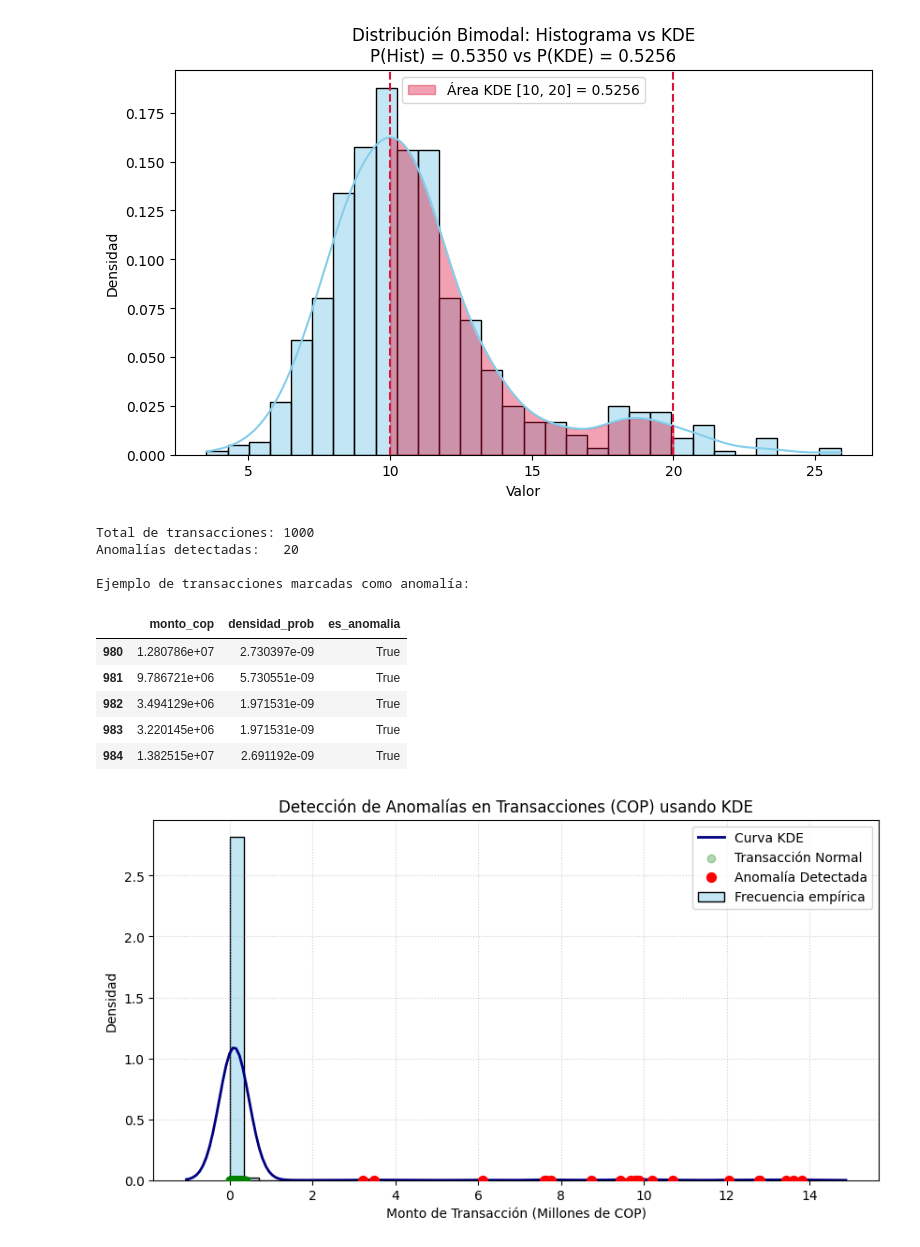
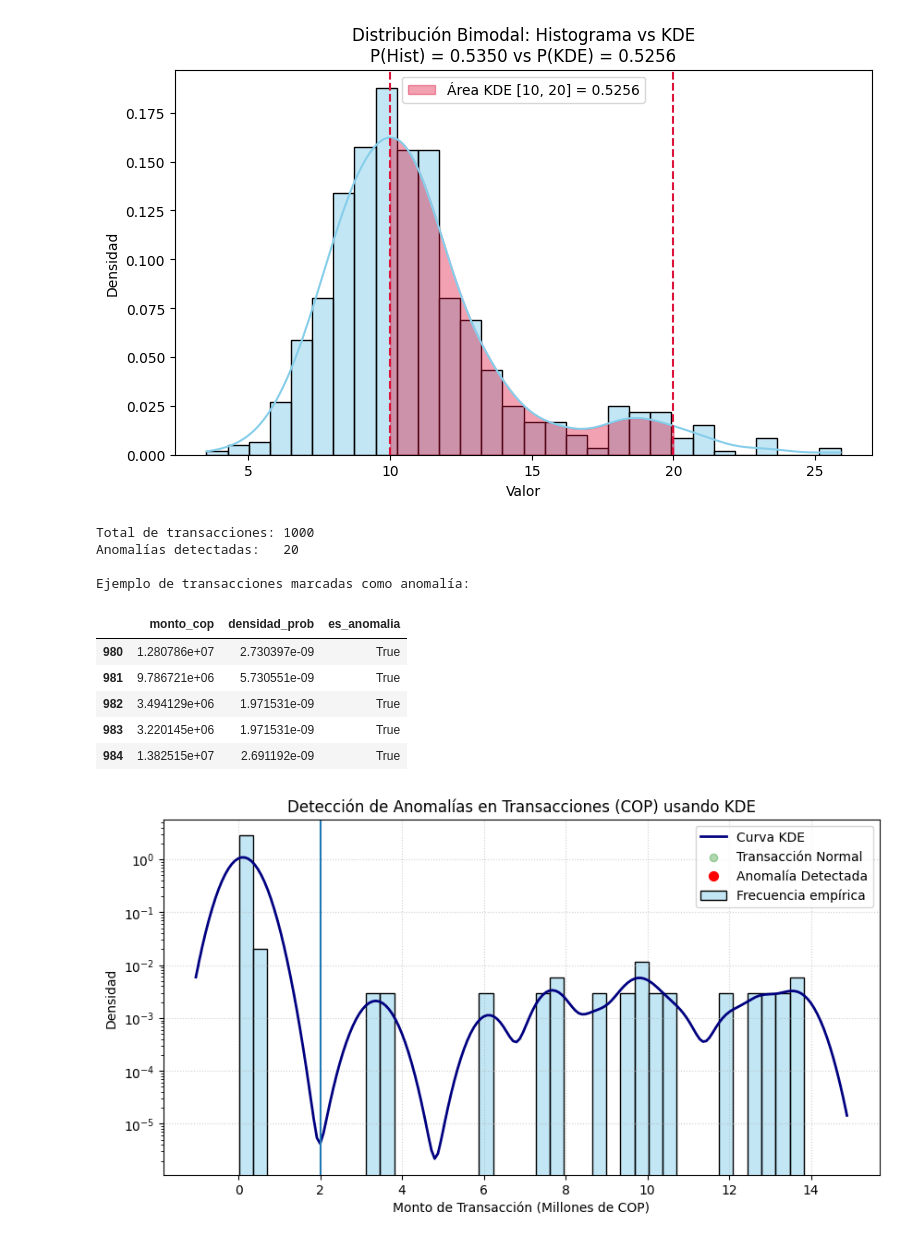
Before and after one commit to asegura4488/EDCO_IntroCienciaDatos, a Jupyter notebook: Semana3/ProbabilidadKDE.ipynb, the cells around one changed output. Cells and saved outputs as stored; diff of their text form; code cells hidden in the pictures.

```diff
--- a/Semana3/ProbabilidadKDE.ipynb
+++ b/Semana3/ProbabilidadKDE.ipynb
@@ -169,32 +169,34 @@ sns.histplot(df['monto_cop'] / 1e6, bins=40, stat="density", color="skyblue", al
 sns.kdeplot(df['monto_cop'] / 1e6, color="navy", lw=2, label="Curva KDE")
 
 # Graficar puntos normales vs anomalías
 anomalias_df = df[df['es_anomalia']]
 normales_df = df[~df['es_anomalia']]
 
 plt.scatter(normales_df['monto_cop'] / 1e6, np.zeros(len(normales_df)),
             color='green', alpha=0.3, label='Transacción Normal', zorder=3)
 plt.scatter(anomalias_df['monto_cop'] / 1e6, np.zeros(len(anomalias_df)),
             color='red', s=50, label='Anomalía Detectada', zorder=4)
 
+plt.axvline(2)
+
 #plt.xscale('log')
-#plt.yscale('log')
+plt.yscale('log')
 
 plt.title("Detección de Anomalías en Transacciones (COP) usando KDE")
 plt.xlabel("Monto de Transacción (Millones de COP)")
 plt.ylabel("Densidad")
 plt.legend()
 plt.grid(True, linestyle=":", alpha=0.6)
 plt.show()
 # %% [output]
 Total de transacciones: 1000
 Anomalías detectadas:   20
 
 Ejemplo de transacciones marcadas como anomalía:
 |  | monto_cop | densidad_prob | es_anomalia |
 | 980 | 1.280786e+07 | 2.730397e-09 | True |
 | 981 | 9.786721e+06 | 5.730551e-09 | True |
 | 982 | 3.494129e+06 | 1.971531e-09 | True |
 | 983 | 3.220145e+06 | 1.971531e-09 | True |
 | 984 | 1.382515e+07 | 2.691192e-09 | True |
-[figure, old version]
+[figure, new version]
```
Also changed, not shown: parts of 2 cells of this notebook.
